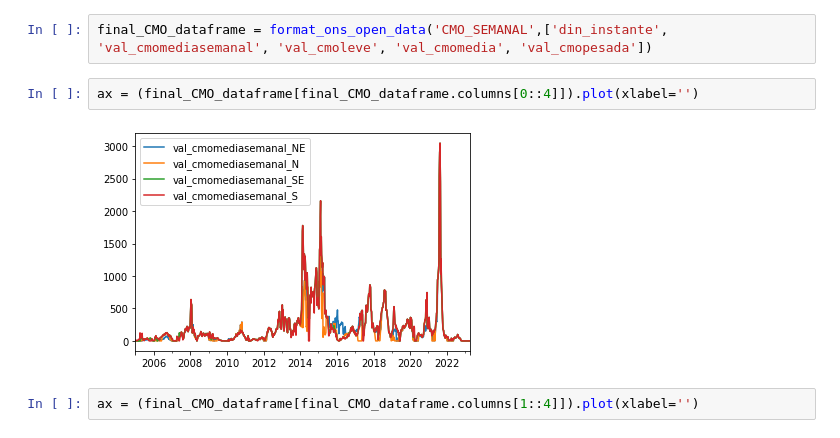
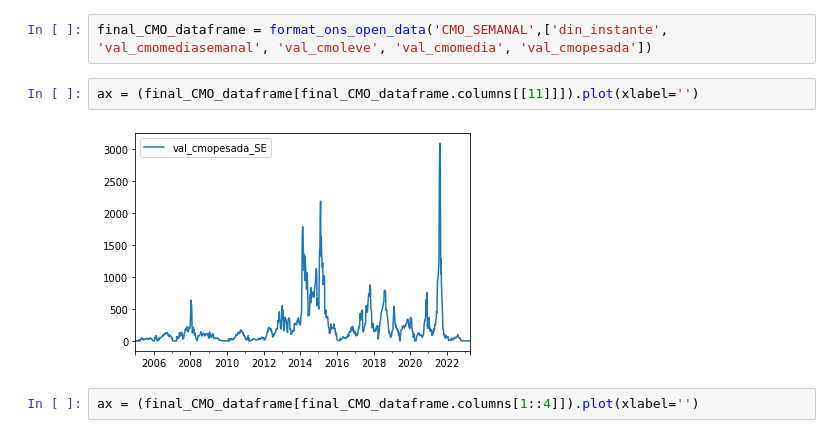
Before and after one commit to Rafa3lAlbuqueruqe/Planejamento_energetico_trabalhos, a Jupyter notebook: Seminário 1 - CMSE/dados_abertos_tratamento.ipynb, the cells around one changed output. Cells and saved outputs as stored; diff of their text form.

```diff
--- a/Seminário 1 - CMSE/dados_abertos_tratamento.ipynb
+++ b/Seminário 1 - CMSE/dados_abertos_tratamento.ipynb
@@ -33,9 +33,9 @@ final_EAR_dataframe = format_ons_open_data('EAR', ['ear_data', 'ear_max_subsiste
 # %%
 final_CMO_dataframe = format_ons_open_data('CMO_SEMANAL',['din_instante', 'val_cmomediasemanal', 'val_cmoleve', 'val_cmomedia', 'val_cmopesada'])
 # %%
-ax = (final_CMO_dataframe[final_CMO_dataframe.columns[0::4]]).plot(xlabel='')
+ax = (final_CMO_dataframe[final_CMO_dataframe.columns[[11]]]).plot(xlabel='')
 # %% [output]
-[figure, old version]
+[figure, new version]
 # %%
 ax = (final_CMO_dataframe[final_CMO_dataframe.columns[1::4]]).plot(xlabel='')
 # %% [output]
```
Also changed, not shown: parts of 5 cells of this notebook, 1 other file.
